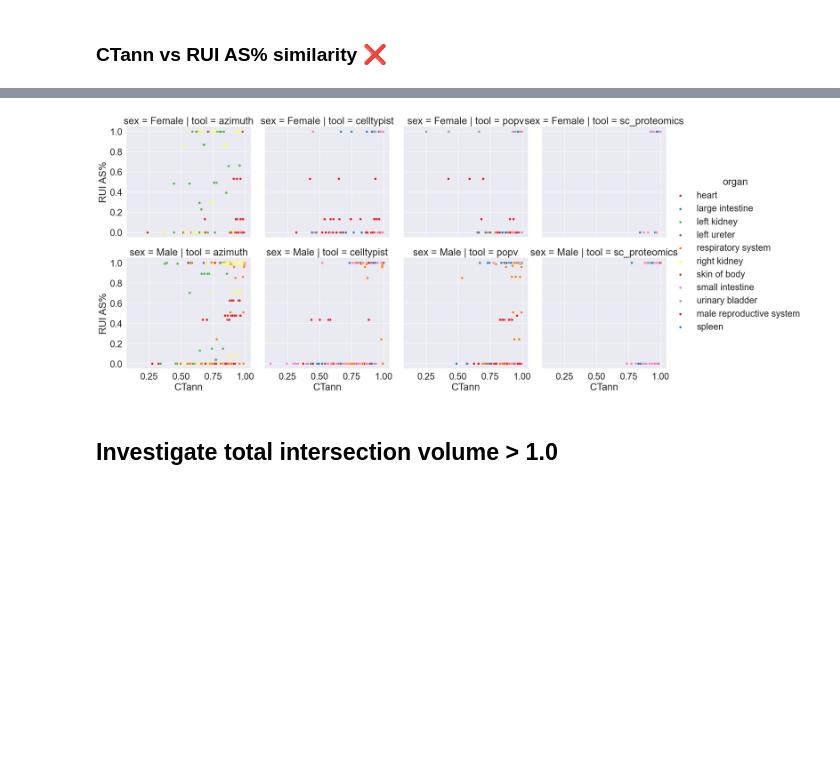
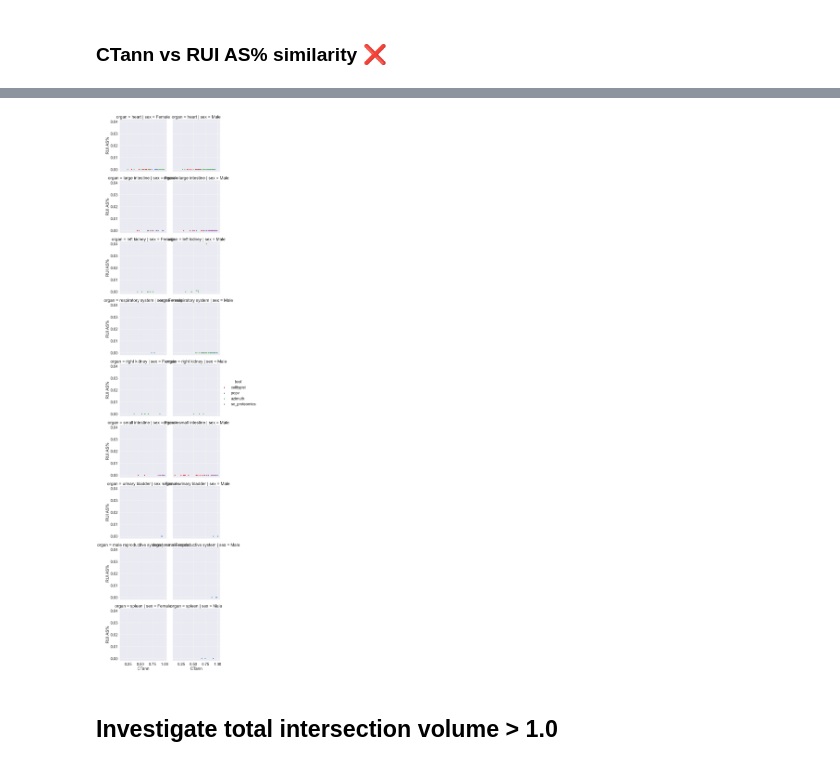
Before and after one commit to cns-iu/hra-cell-type-populations-supporting-information, a Jupyter notebook: validations/rui_ctann/rui_ctann_validation.ipynb, the cells around one changed output, grey strips where cells are left out. Drawn from its saved outputs; the diff is of its cells as text; code cells hidden in the pictures; blank space fills up the shorter version.

Commit message:
Added subsets for vis

```diff
--- a/validations/rui_ctann/rui_ctann_validation.ipynb
+++ b/validations/rui_ctann/rui_ctann_validation.ipynb
@@ -208,20 +252,20 @@ df_y
 ### Create combined DataFrame
 # %%
 # Merging on two columns (key1 and key2)
-merged_df = pd.merge(
+df_merged = pd.merge(
   df_x, df_y, on=['dataset', 'tool', 'rui_location', 'sex'], how='inner')
 
 # rename similarity columns for plotting
 
 
-merged_df = merged_df.rename(columns={
+df_merged = df_merged.rename(columns={
   "datasetVsRuiSim": "ctann_sim",
   # RUI (y axis) cosine sim between dataset cell summary vs PREDICTED (most similar) rui location cell summary (*except* its TRUE rui location)
   "similarity": "rui_sim_by_cell_summary",
   "as_percentage_cosine_sim": "rui_sim_as_percentage"
 })
 
-merged_df
+df_merged
 # %% [output]
 |  | sex | sample | rui_location | dataset | tool | modality | organ | organId | ctann_sim | ... |
 | 0 | Female | https://api.cellxgene.cziscience.... | http://purl.org/ccf/1.5/9abfed4e-... | https://api.cellxgene.cziscience.... | azimuth | sc_transcriptomics | heart | UBERON:0000948 | 0.911356 | ... |
@@ -259,0 +285,9 @@ merged_df
+# %%
+pd.options.display.max_colwidth = 100
+
+# set subset to full df
+df_subset = df_merged
+
+# uncomment if not subsetting
+# df_subset = df_merged[(df_merged['rui_sim_as_percentage'] < 0.1)]
+df_subset
@@ -284,7 +332,7 @@ def make_validation_scattergraph(x: float, y: float, palette: str, col: str, row
 
     # Create FacetGrid
     g = sns.FacetGrid(
-        merged_df,
+        df_subset,
         col=col,
         row=row,
         hue=hue,
@@ -370,8 +418,8 @@ stats.describe()
 # %%
 make_validation_scattergraph(
-  "ctann_sim", "rui_sim_as_percentage", "Set1", "tool", "sex", "organ", "CTann", "RUI AS%")
+  "ctann_sim", "rui_sim_as_percentage", "Set1", "sex", "organ", "tool", "CTann", "RUI AS%")
 # %% [output]
-[figure, old version]
+[figure, new version]
 # %% [markdown]
 ## Investigate total intersection volume > 1.0
 # %% [markdown]
```
Also changed, not shown: parts of 21 cells of this notebook, 1 other file.
